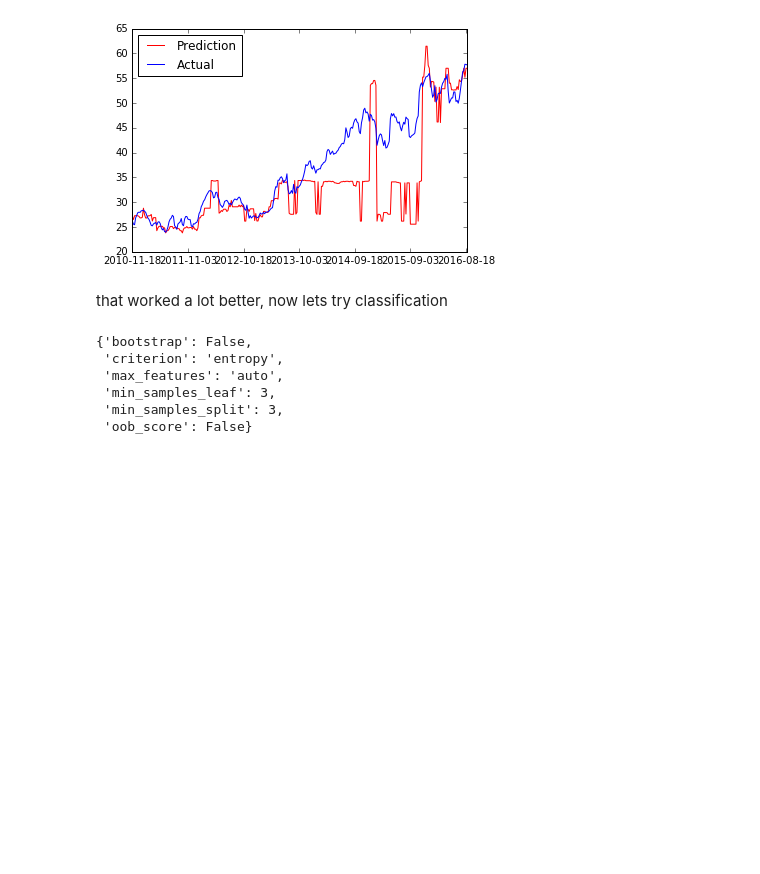
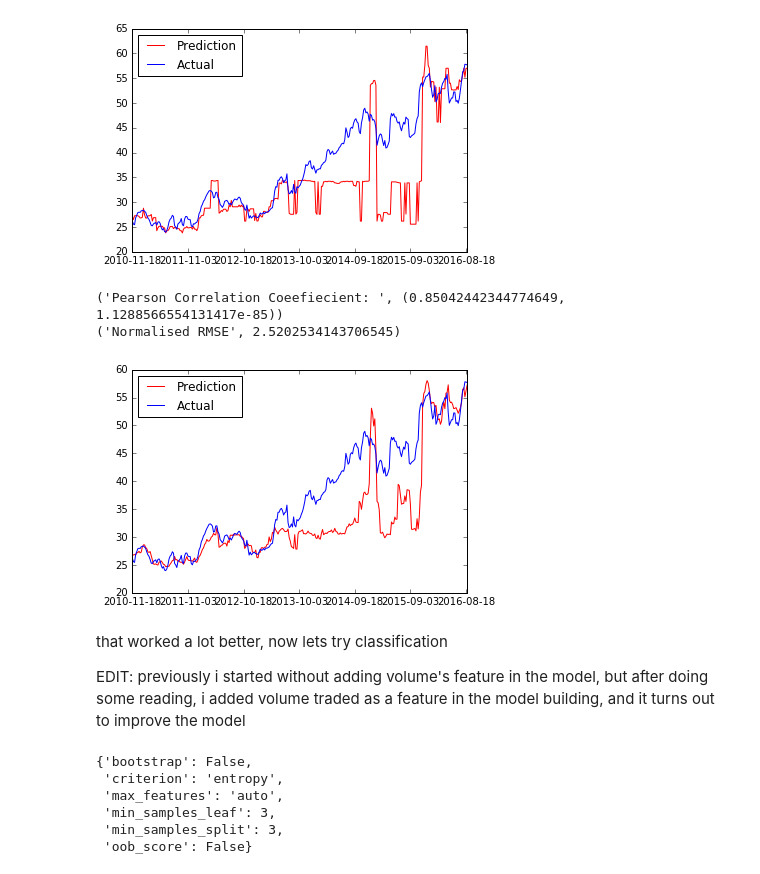
Before and after one commit to chuanfuyap/Stock_Data_Modelling-DataScienceProject-, a Jupyter notebook: Capstone_Project/Milestone 2.ipynb, the cells around one changed output. Cells and saved outputs as stored; diff of their text form; code cells hidden in the pictures; blank space fills up the shorter version.

```diff
--- a/Capstone_Project/Milestone 2.ipynb
+++ b/Capstone_Project/Milestone 2.ipynb
@@ -164,8 +212,19 @@ evaluateModel(prediction,testOutput)
 ('Pearson Correlation Coeefiecient: ', (0.78594387599072857, 1.33678045360951e-64))
 ('Normalised RMSE', 2.8918030689260479)
 [figure]
-# %% [markdown]
-that worked a lot better, now lets try classification
+# %%
+##with volume
+prediction = randomForestRegression.predict(testData)
+prediction = pd.Series(prediction, testData.index)
+evaluateModel(prediction,testOutput)
+# %% [output]
+('Pearson Correlation Coeefiecient: ', (0.85042442344774649, 1.1288566554131417e-85))
+('Normalised RMSE', 2.5202534143706545)
+[figure, added]
+# %% [markdown]
+that worked a lot better, now lets try classification
+
+EDIT: previously i started without adding volume's feature in the model, but after doing some reading, i added volume traded as a feature in the model building, and it turns out to improve the model
 # %%
 Clf = []
 previousday=msftweek.Open[0]
```
Also changed, not shown: parts of 28 cells of this notebook, 2 other files.
